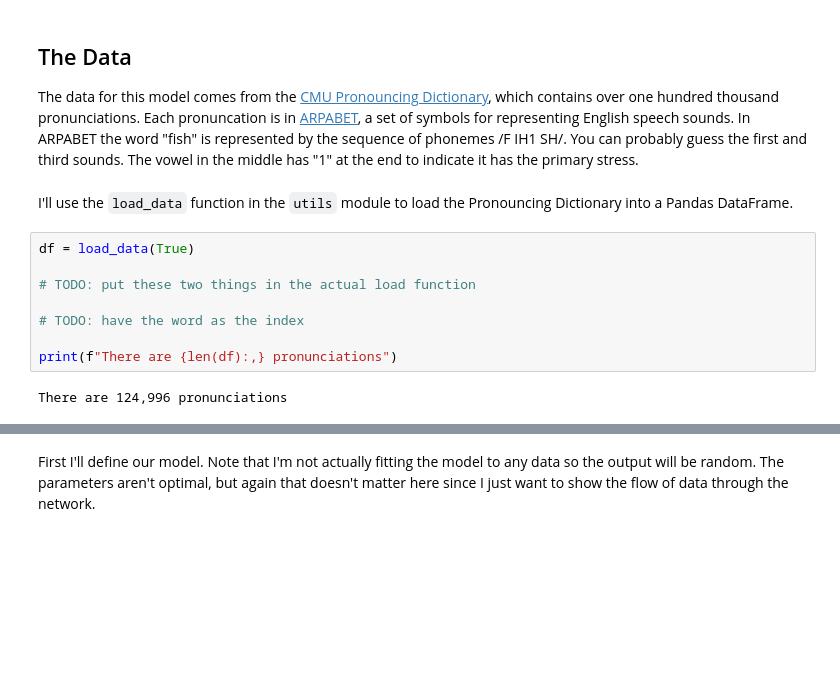
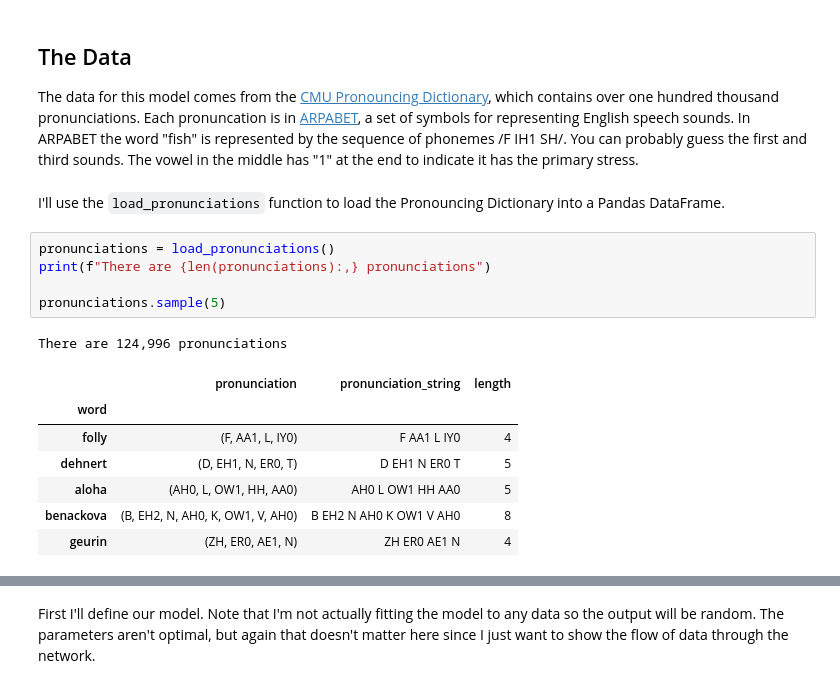
Before and after one commit to colinpollock/sonorant, a Jupyter notebook: LM RNN.ipynb, the cells around one changed output, grey strips where cells are left out. Cells and saved outputs as stored; diff of their text form; blank space fills up the shorter version.

```diff
--- a/LM RNN.ipynb
+++ b/LM RNN.ipynb
@@ -31,14 +19,18 @@ pd.options.display.max_columns = 100
 ## The Data ##
 The data for this model comes from the [CMU Pronouncing Dictionary](http://www.speech.cs.cmu.edu/cgi-bin/cmudict), which contains over one hundred thousand pronunciations. Each pronuncation is in [ARPABET](https://en.wikipedia.org/wiki/ARPABET), a set of symbols for representing English speech sounds. In ARPABET the word "fish" is represented by the sequence of phonemes /F IH1 SH/. You can probably guess the first and third sounds. The vowel in the middle has "1" at the end to indicate it has the primary stress.
 # %% [markdown]
-I'll use the `load_data` function in the `utils` module to load the Pronouncing Dictionary into a Pandas DataFrame.
+I'll use the `load_pronunciations` function to load the Pronouncing Dictionary into a Pandas DataFrame.
-# %%
-df = load_data(True)
-
-# TODO: put these two things in the actual load function
-
-# TODO: have the word as the index
-
-print(f"There are {len(df):,} pronunciations")
-# %% [output]
-There are 124,996 pronunciations
+# %%
+pronunciations = load_pronunciations()
+print(f"There are {len(pronunciations):,} pronunciations")
+
+pronunciations.sample(5)
+# %% [output]
+There are 124,996 pronunciations
+|  | pronunciation | pronunciation_string | length |
+| word |  |  |  |
+| folly | (F, AA1, L, IY0) | F AA1 L IY0 | 4 |
+| dehnert | (D, EH1, N, ER0, T) | D EH1 N ER0 T | 5 |
+| aloha | (AH0, L, OW1, HH, AA0) | AH0 L OW1 HH AA0 | 5 |
+| benackova | (B, EH2, N, AH0, K, OW1, V, AH0) | B EH2 N AH0 K OW1 V AH0 | 8 |
+| geurin | (ZH, ER0, AE1, N) | ZH ER0 AE1 N | 4 |
```
Also changed, not shown: parts of 80 cells of this notebook.
